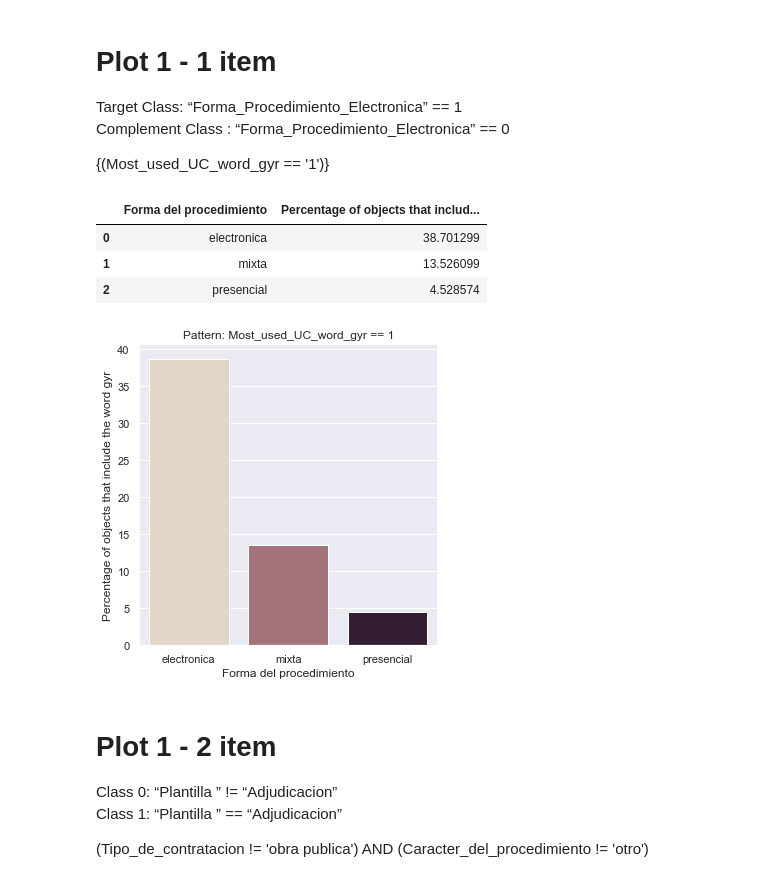
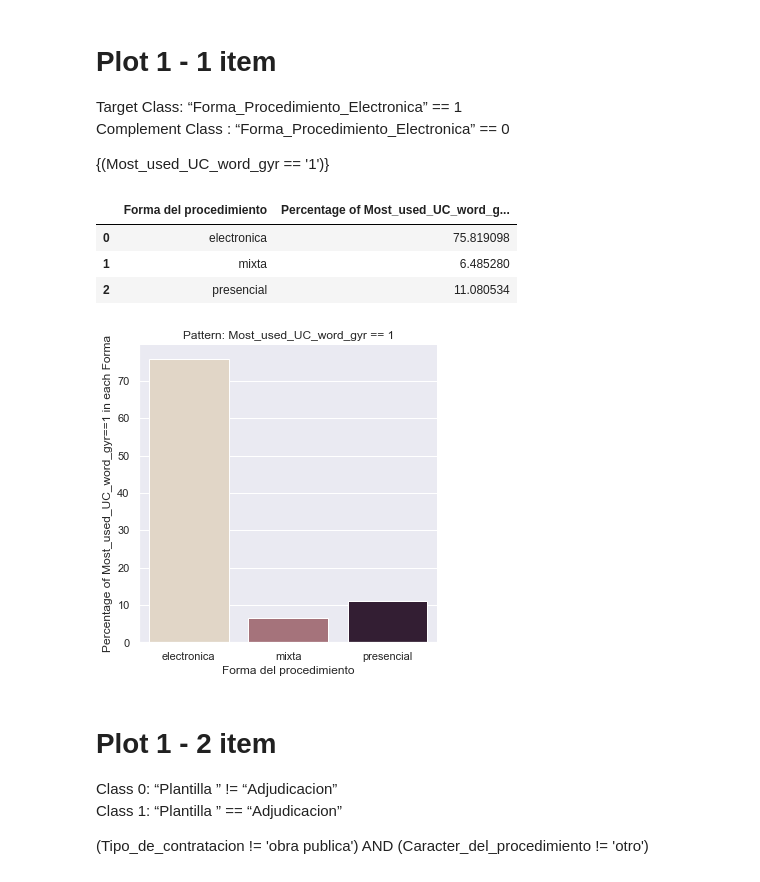
Before and after one commit to ML-Group-Col/Exped_Visualizations, a Jupyter notebook: visuals_michael.ipynb, the cells around one changed output. Drawn from its saved outputs; the diff is of its cells as text; code cells hidden in the pictures.

Commit message:
updated visuals michael

```diff
--- a/visuals_michael.ipynb
+++ b/visuals_michael.ipynb
@@ -53,29 +53,32 @@ Target Class:  “Forma_Procedimiento_Electronica” == 1
 Complement Class :  “Forma_Procedimiento_Electronica” == 0
 
 {(Most_used_UC_word_gyr == '1')}
-# %%
-form_percentages = db.groupby(['Forma del procedimiento']).mean()['Most_used_UC_word_gyr']*100
-form_percentages = pd.DataFrame({'Forma del procedimiento':form_percentages.index,'Percentage of objects that include the word gyr':form_percentages.values})
-form_percentages
-# %% [output]
-|  | Forma del procedimiento | Percentage of objects that includ... |
-| 0 | electronica | 38.701299 |
-| 1 | mixta | 13.526099 |
-| 2 | presencial | 4.528574 |
+# %%
+plantilla_most_common = db[['Forma del procedimiento','Most_used_UC_word_gyr']].dropna().groupby(['Forma del procedimiento']).agg(lambda x:x.value_counts()[1]/db['Most_used_UC_word_gyr'].value_counts()[1] *100)
+plantilla_most_common = plantilla_most_common.reset_index().rename(columns={'Most_used_UC_word_gyr':'Percentage of Most_used_UC_word_gyr==1 in each Forma'})
+plantilla_most_common
+# %% [output]
+|  | Forma del procedimiento | Percentage of Most_used_UC_word_g... |
+| 0 | electronica | 75.819098 |
+| 1 | mixta | 6.485280 |
+| 2 | presencial | 11.080534 |
 # %%
 #Plotting 1 item
 sns.set(rc={'figure.figsize':(20,11)})
+pattern_title = 'Most_used_UC_word_gyr == 1'
+target = 'Forma Procedimiento'
+target_val = 'electronica'
 chart = sns.catplot(
-    data=form_percentages,
+    data=plantilla_most_common,
     x='Forma del procedimiento',
-    y='Percentage of objects that include the word gyr',
+    y='Percentage of Most_used_UC_word_gyr==1 in each Forma',
     palette="ch:.25",
     kind='bar'
     )
 plt.title('Pattern: Most_used_UC_word_gyr == 1')
 plt.show()
 # %% [output]
-[figure, old version]
+[figure, new version]
 # %% [markdown]
 # Plot 1 - 2 item
 
```
Also changed, not shown: parts of 13 cells of this notebook.
